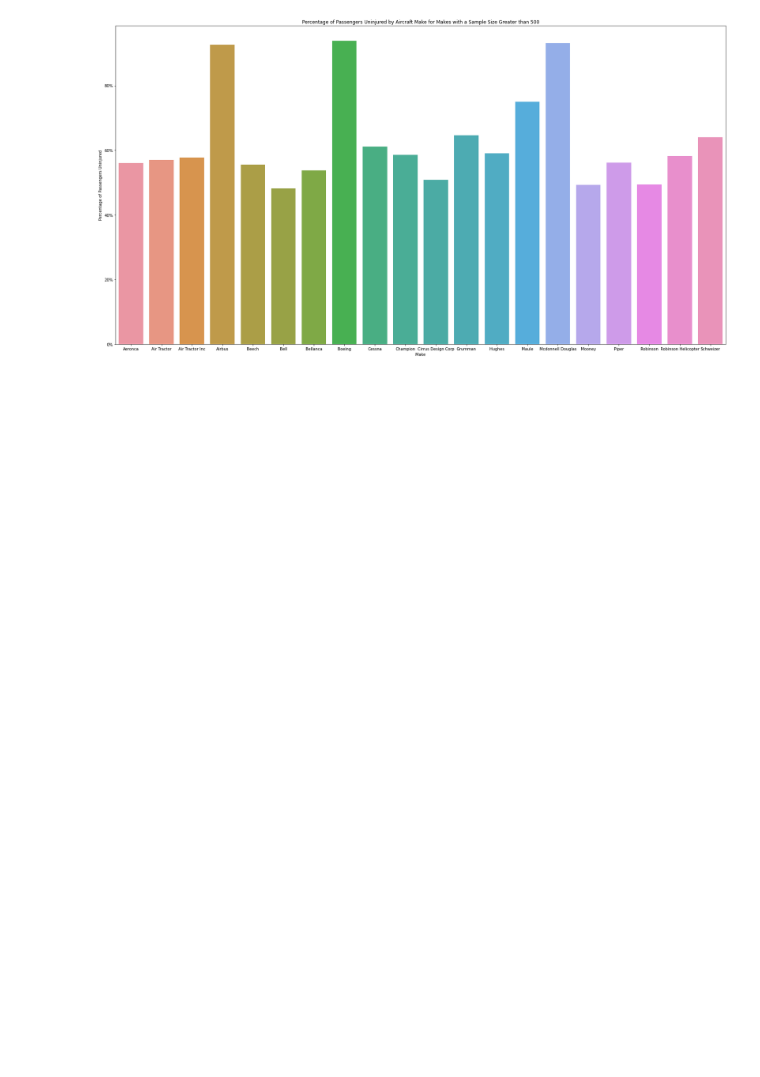
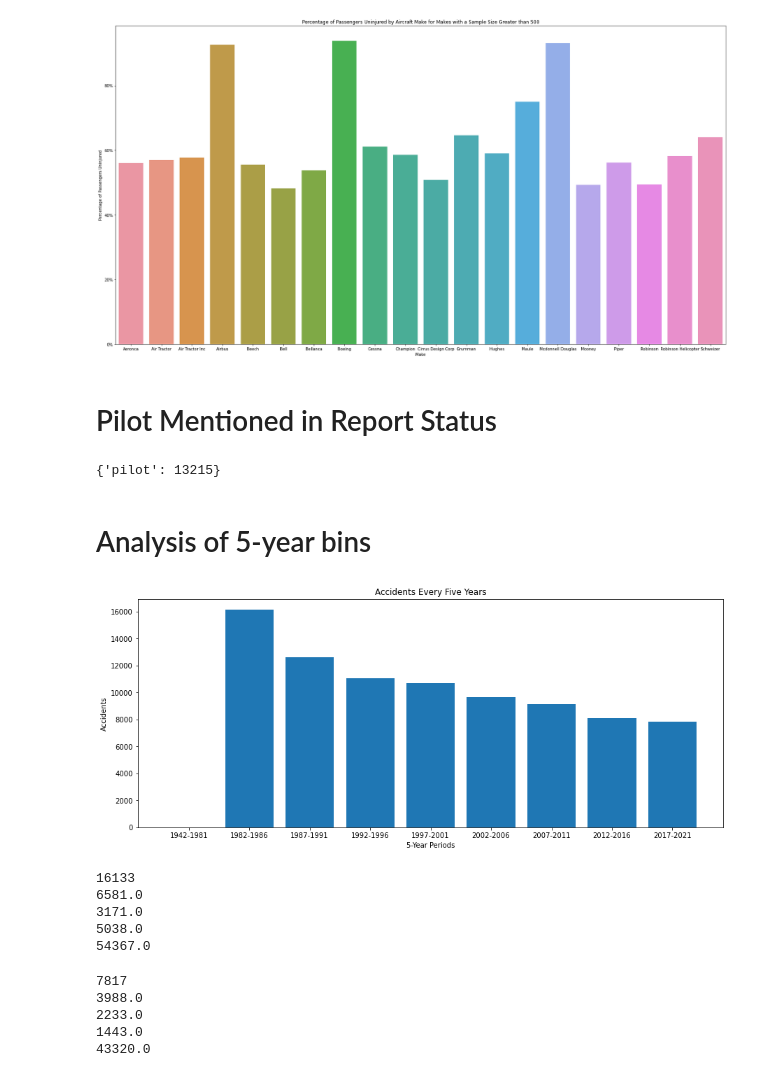
Before and after one commit to kmcneil901/dsc-phase-1-project-v3, a Jupyter notebook: co-pilots.ipynb, the cells around one changed output. Drawn from its saved outputs; the diff is of its cells as text; code cells hidden in the pictures; blank space fills up the shorter version.

Commit message:
added years analysis

```diff
--- a/co-pilots.ipynb
+++ b/co-pilots.ipynb
@@ -1097,3 +1092,32 @@ ax.set_ylabel('Percentage of Passengers Uninjured')
 ax.axes.yaxis.set_major_formatter(PercentFormatter(1));
 # %% [output]
 [figure]
+# %% [markdown]
+# Pilot Mentioned in Report Status
+# %%
+pilot = {'pilot' : 0}
+
+for status in aviation['Report.Status']:
+    if 'pilot' in str(status):
+        pilot['pilot'] += 1
+
+pilot
+# %% [output]
+{'pilot': 13215}
+# %% [markdown]
+# Analysis of 5-year bins
+# %%
+aviation['Five_Year'] = pd.cut(aviation['Year'].astype(int),
+                              bins = [1940,1982, 1987, 1992, 1997, 2002, 2007, 2012, 2017, 2022],
+                              labels=['1942-1981','1982-1986', '1987-1991', '1992-1996', '1997-2001', '2002-2006', '2007-2011', '2012-2016', '2017-2021'],
+                              right=False)
+# %%
+fiveyrcnt = aviation['Five_Year'].value_counts().sort_index()
+# %%
+plt.figure(figsize = (15,6))
+plt.bar(fiveyrcnt.keys(), fiveyrcnt.values)
+plt.title('Accidents Every Five Years')
+plt.ylabel('Accidents')
+plt.xlabel('5-Year Periods');
+# %% [output]
+[figure, added]
@@ -1099,0 +1126,12 @@ ax.axes.yaxis.set_major_formatter(PercentFormatter(1));
+# %%
+print(eightytwo['Event.Id'].count())
+print(eightytwo['Total.Fatal.Injuries'].sum())
+print(eightytwo['Total.Serious.Injuries'].sum())
+print(eightytwo['Total.Minor.Injuries'].sum())
+print(eightytwo['Total.Uninjured'].sum())
+# %% [output]
+16133
+6581.0
+3171.0
+5038.0
+54367.0
@@ -1099,0 +1140,12 @@ ax.axes.yaxis.set_major_formatter(PercentFormatter(1));
+# %%
+print(seventeen['Event.Id'].count())
+print(seventeen['Total.Fatal.Injuries'].sum())
+print(seventeen['Total.Serious.Injuries'].sum())
+print(seventeen['Total.Minor.Injuries'].sum())
+print(seventeen['Total.Uninjured'].sum())
+# %% [output]
+7817
+3988.0
+2233.0
+1443.0
+43320.0
```
Also changed, not shown: parts of 18 cells of this notebook.
